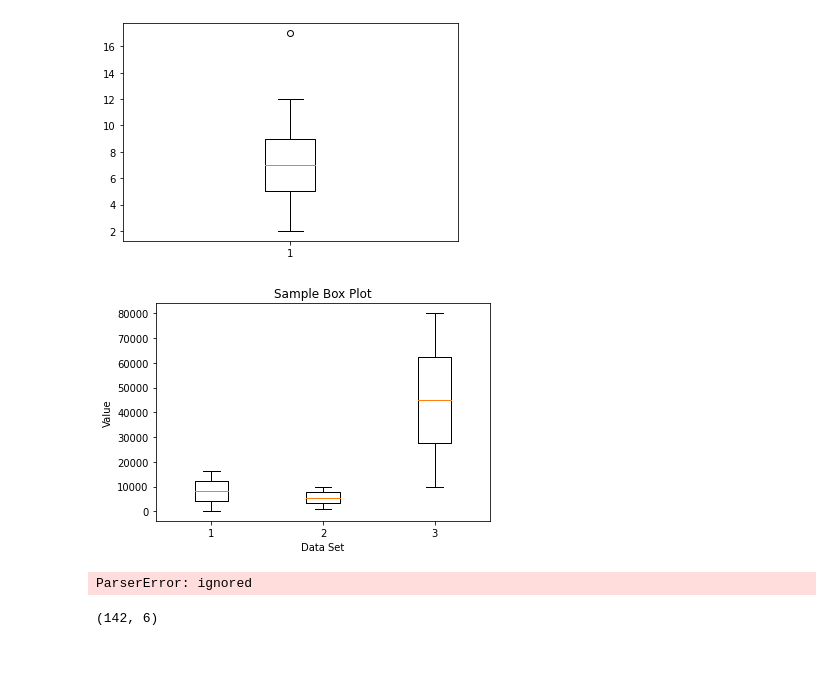
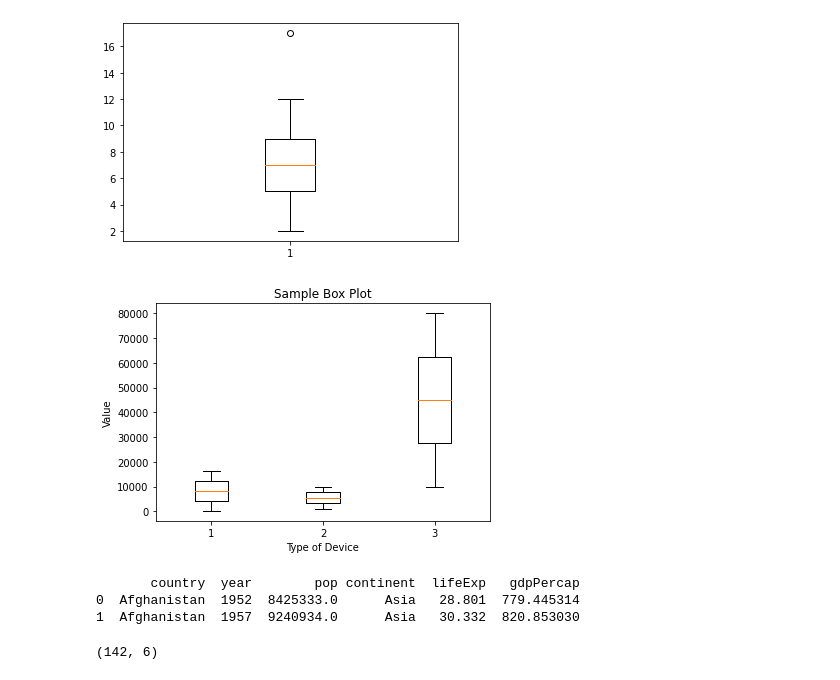
Before and after one commit to abirhazra/Basic_Python, a Jupyter notebook: Boxplot.ipynb, the cells around one changed output. Drawn from its saved outputs; the diff is of its cells as text; code cells hidden in the pictures.

```diff
--- a/Boxplot.ipynb
+++ b/Boxplot.ipynb
@@ -19,28 +19,28 @@ plt.show()
 # %%
 import matplotlib.pyplot as plt
 
 # Sample data
 data1 = [200,	400,	600,	800,	1000,	1200,	1400,	1600,	1800,	2000,	2200,	2400,	2600,	2800,	3000,	3200,	3400,	3600,	3800,	4000,	4200,	4400,	4600,	4800,	5000,	5200,	5400,	5600,	5800,	6000,	6200,	6400,	6600,	6800,	7000,	7200,	7400,	7600,	7800,	8000,	8200,	8400,	8600,	8800,	9000,	9200,	9400,	9600,	9800,	10000,	10200,	10400,	10600,	10800,	11000,	11200,	11400,	11600,	11800,	12000,	12200,	12400,	12600,	12800,	13000,	13200,	13400,	13600,	13800,	14000,	14200,	14400,	14600,	14800,	15000,	15200,	15400,	15600,	15800,	16000,	16200,	16400
  ]
 data2 = [1000, 2000, 3000, 4000, 5000, 6000, 7000, 8000, 9000, 10000]
 data3 = [10000, 20000, 30000, 40000, 50000, 60000, 70000, 80000, ]
 data4 = [3, 4, 5, 6, 7, 8, 9, 10, 11, 12, 13]
 
 # Create a figure and a subplot
 fig, ax = plt.subplots()
 
 # Create the boxplot
 bp = ax.boxplot([data1, data2, data3])
 
 # Add a title and y-axis label
 plt.title('Sample Box Plot')
 plt.ylabel('Value')
-plt.xlabel('Data Set')
+plt.xlabel('Type of Device')
 
 # Show the plot
 plt.show()
 # %% [output]
-[figure, old version]
+[figure, new version]
 # %%
 # import pandas
 import pandas as pd
@@ -50,12 +50,14 @@ import matplotlib.pyplot as plt
 import seaborn as sns
 %matplotlib inline
 # %%
-data_url = 'https://github.com/abirhazra/Basic_Python/blob/424ea5f8f8ccac585446b2579e065accac9c095a/data.csv'
+data_url = 'http://bit.ly/2cLzoxH'
 # read data from url as pandas dataframe
 gapminder = pd.read_csv(data_url)
 print(gapminder.head(2))
 # %% [output]
-ParserError: ignored
+       country  year        pop continent  lifeExp   gdpPercap
+0  Afghanistan  1952  8425333.0      Asia   28.801  779.445314
+1  Afghanistan  1957  9240934.0      Asia   30.332  820.853030
 # %%
 gapminder_2007 = gapminder[gapminder['year']==2007]
 gapminder_2007.shape
```
Also changed, not shown: parts of 1 cell of this notebook.
